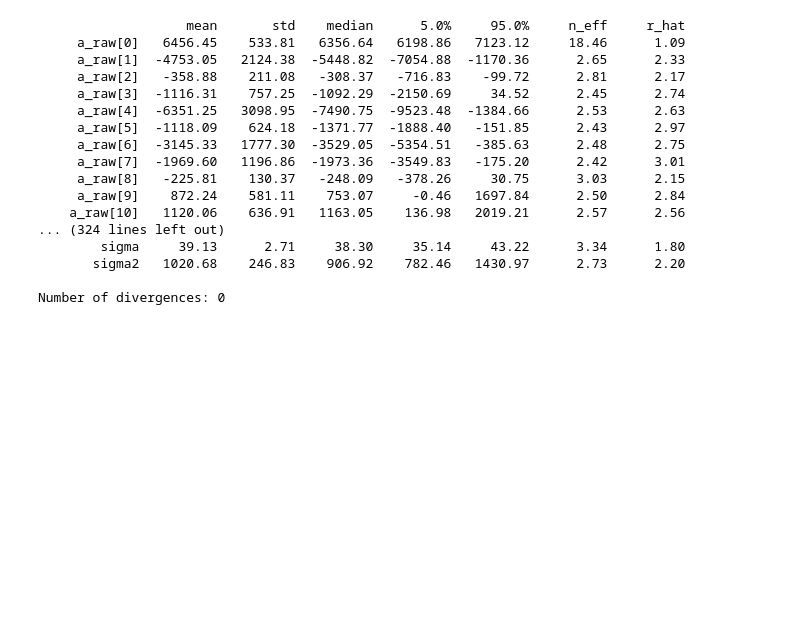
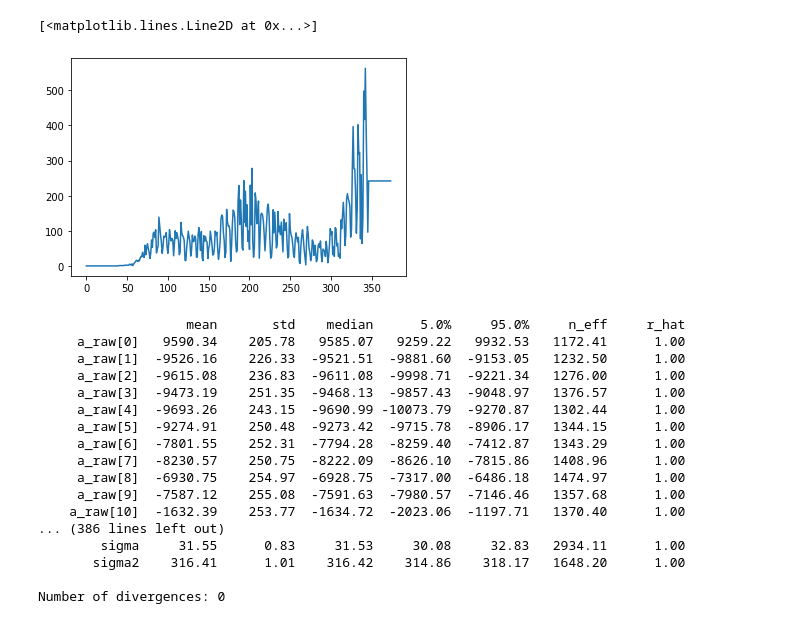
Before and after one commit to gcgibson/cfr_model, a Jupyter notebook: CFR model.ipynb, the cells around one changed output. Cells and saved outputs as stored; diff of their text form; code cells hidden in the pictures; blank space fills up the shorter version.

```diff
--- a/CFR model.ipynb
+++ b/CFR model.ipynb
@@ -53,3 +102,8 @@ def exp_pdf(lambda_,x):
+# %%
+plt.plot(df_train.D.values)
+# %% [output]
+[<matplotlib.lines.Line2D at 0x...>]
+[figure, added]
 # %%
 import sys
 np.set_printoptions(threshold=sys.maxsize)
@@ -116,7 +170,7 @@ def model(B_local=None,Forecast=False,Forecast_det_prob=None,mask=None):
 rng_key = random.PRNGKey(0)
 rng_key, rng_key_ = random.split(rng_key)
 
-num_warmup, num_samples = 100, 200
+num_warmup, num_samples = 1000, 2000
 
 # Run NUTS.
 kernel = NUTS(model)
@@ -126,20 +180,20 @@ mcmc.print_summary()
 samples_1 = mcmc.get_samples()
 # %% [output]
                    mean       std    median      5.0%     95.0%     n_eff     r_hat
-     a_raw[0]   6456.45    533.81   6356.64   6198.86   7123.12     18.46      1.09
-     a_raw[1]  -4753.05   2124.38  -5448.82  -7054.88  -1170.36      2.65      2.33
-     a_raw[2]   -358.88    211.08   -308.37   -716.83    -99.72      2.81      2.17
-     a_raw[3]  -1116.31    757.25  -1092.29  -2150.69     34.52      2.45      2.74
-     a_raw[4]  -6351.25   3098.95  -7490.75  -9523.48  -1384.66      2.53      2.63
-     a_raw[5]  -1118.09    624.18  -1371.77  -1888.40   -151.85      2.43      2.97
-     a_raw[6]  -3145.33   1777.30  -3529.05  -5354.51   -385.63      2.48      2.75
-     a_raw[7]  -1969.60   1196.86  -1973.36  -3549.83   -175.20      2.42      3.01
-     a_raw[8]   -225.81    130.37   -248.09   -378.26     30.75      3.03      2.15
-     a_raw[9]    872.24    581.11    753.07     -0.46   1697.84      2.50      2.84
-    a_raw[10]   1120.06    636.91   1163.05    136.98   2019.21      2.57      2.56
-... (324 lines left out)
-        sigma     39.13      2.71     38.30     35.14     43.22      3.34      1.80
-       sigma2   1020.68    246.83    906.92    782.46   1430.97      2.73      2.20
+     a_raw[0]   9590.34    205.78   9585.07   9259.22   9932.53   1172.41      1.00
+     a_raw[1]  -9526.16    226.33  -9521.51  -9881.60  -9153.05   1232.50      1.00
+     a_raw[2]  -9615.08    236.83  -9611.08  -9998.71  -9221.34   1276.00      1.00
+     a_raw[3]  -9473.19    251.35  -9468.13  -9857.43  -9048.97   1376.57      1.00
+     a_raw[4]  -9693.26    243.15  -9690.99 -10073.79  -9270.87   1302.44      1.00
+     a_raw[5]  -9274.91    250.48  -9273.42  -9715.78  -8906.17   1344.15      1.00
+     a_raw[6]  -7801.55    252.31  -7794.28  -8259.40  -7412.87   1343.29      1.00
+     a_raw[7]  -8230.57    250.75  -8222.09  -8626.10  -7815.86   1408.96      1.00
+     a_raw[8]  -6930.75    254.97  -6928.75  -7317.00  -6486.18   1474.97      1.00
+     a_raw[9]  -7587.12    255.08  -7591.63  -7980.57  -7146.46   1357.68      1.00
+    a_raw[10]  -1632.39    253.77  -1634.72  -2023.06  -1197.71   1370.40      1.00
+... (386 lines left out)
+        sigma     31.55      0.83     31.53     30.08     32.83   2934.11      1.00
+       sigma2    316.41      1.01    316.42    314.86    318.17   1648.20      1.00
 
 Number of divergences: 0
 # %%
```
Also changed, not shown: parts of 11 cells of this notebook.
